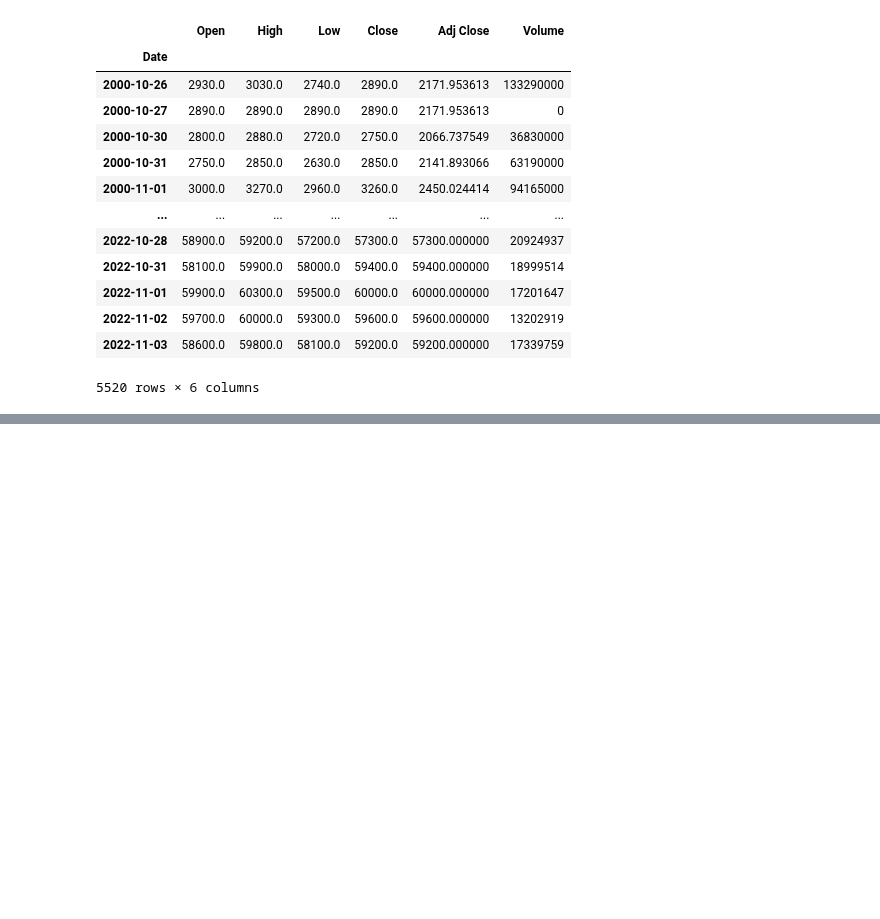
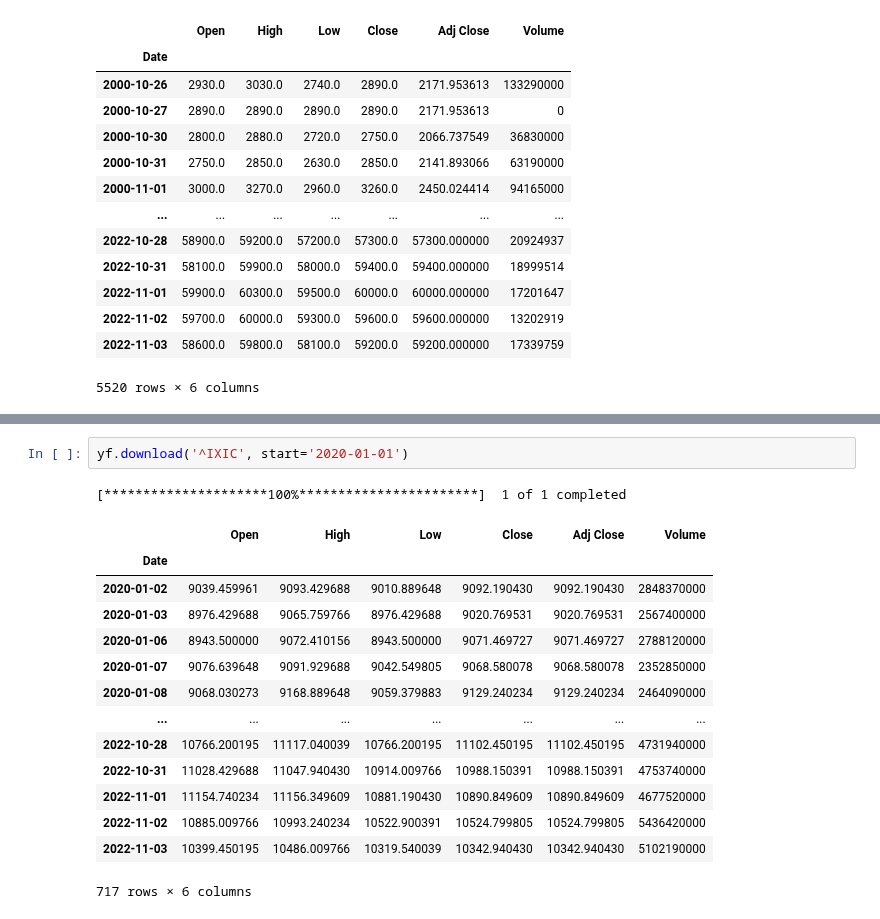
Before and after one commit to hwanghyeonjun98/trading, a Jupyter notebook: yfinance_test.ipynb, the cells around one changed output, grey strips where cells are left out. Cells and saved outputs as stored; diff of their text form; blank space fills up the shorter version.

```diff
--- a/yfinance_test.ipynb
+++ b/yfinance_test.ipynb
@@ -47,0 +51,18 @@ yf.download('005930.KS', start='2022-11-01', interval='1m')  # 분봉 예시
+# %%
+yf.download('^IXIC', start='2020-01-01')
+# %% [output]
+[*********************100%***********************]  1 of 1 completed
+|  | Open | High | Low | Close | Adj Close | Volume |
+| Date |  |  |  |  |  |  |
+| 2020-01-02 | 9039.459961 | 9093.429688 | 9010.889648 | 9092.190430 | 9092.190430 | 2848370000 |
+| 2020-01-03 | 8976.429688 | 9065.759766 | 8976.429688 | 9020.769531 | 9020.769531 | 2567400000 |
+| 2020-01-06 | 8943.500000 | 9072.410156 | 8943.500000 | 9071.469727 | 9071.469727 | 2788120000 |
+| 2020-01-07 | 9076.639648 | 9091.929688 | 9042.549805 | 9068.580078 | 9068.580078 | 2352850000 |
+| 2020-01-08 | 9068.030273 | 9168.889648 | 9059.379883 | 9129.240234 | 9129.240234 | 2464090000 |
+| ... | ... | ... | ... | ... | ... | ... |
+| 2022-10-28 | 10766.200195 | 11117.040039 | 10766.200195 | 11102.450195 | 11102.450195 | 4731940000 |
+| 2022-10-31 | 11028.429688 | 11047.940430 | 10914.009766 | 10988.150391 | 10988.150391 | 4753740000 |
+| 2022-11-01 | 11154.740234 | 11156.349609 | 10881.190430 | 10890.849609 | 10890.849609 | 4677520000 |
+| 2022-11-02 | 10885.009766 | 10993.240234 | 10522.900391 | 10524.799805 | 10524.799805 | 5436420000 |
+| 2022-11-03 | 10399.450195 | 10486.009766 | 10319.540039 | 10342.940430 | 10342.940430 | 5102190000 |
+717 rows × 6 columns
```
Also changed, not shown: parts of 14 cells of this notebook, 15 other files.
